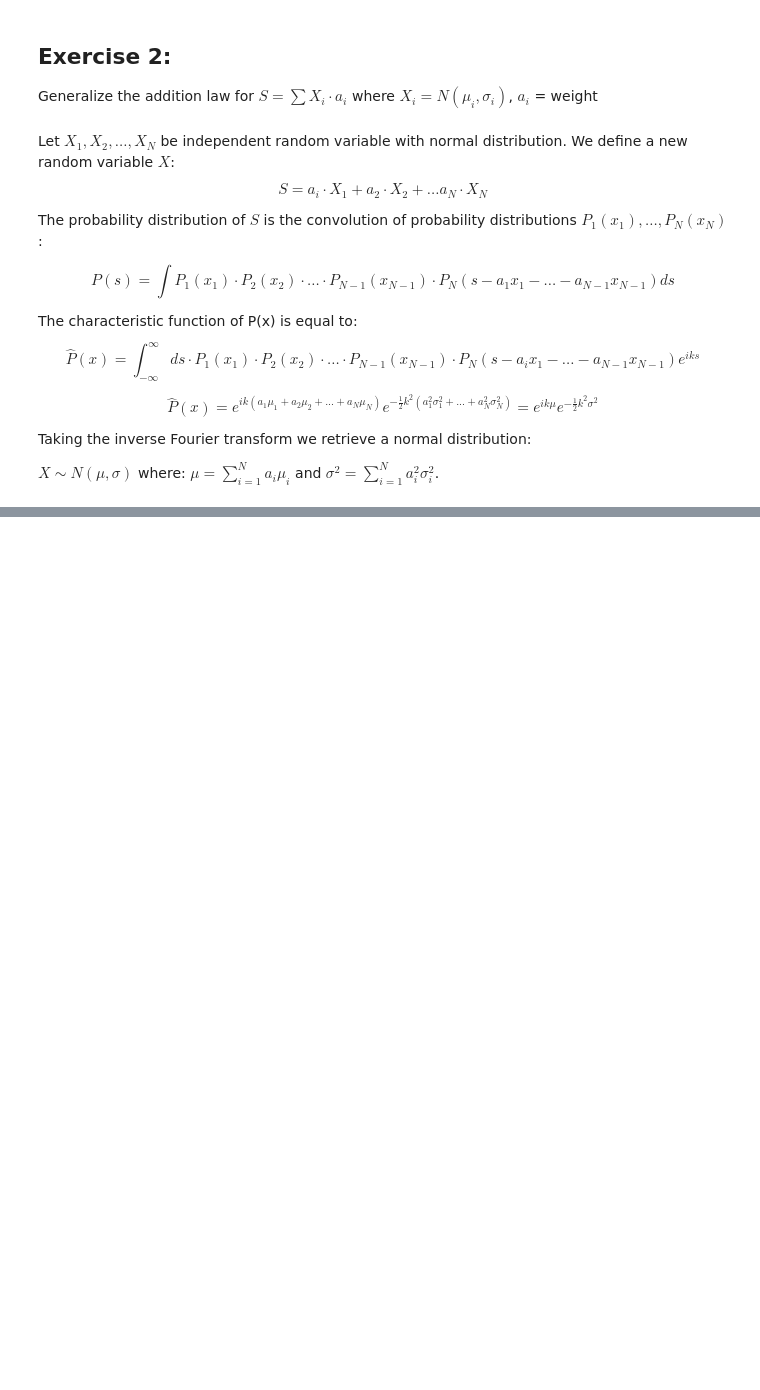
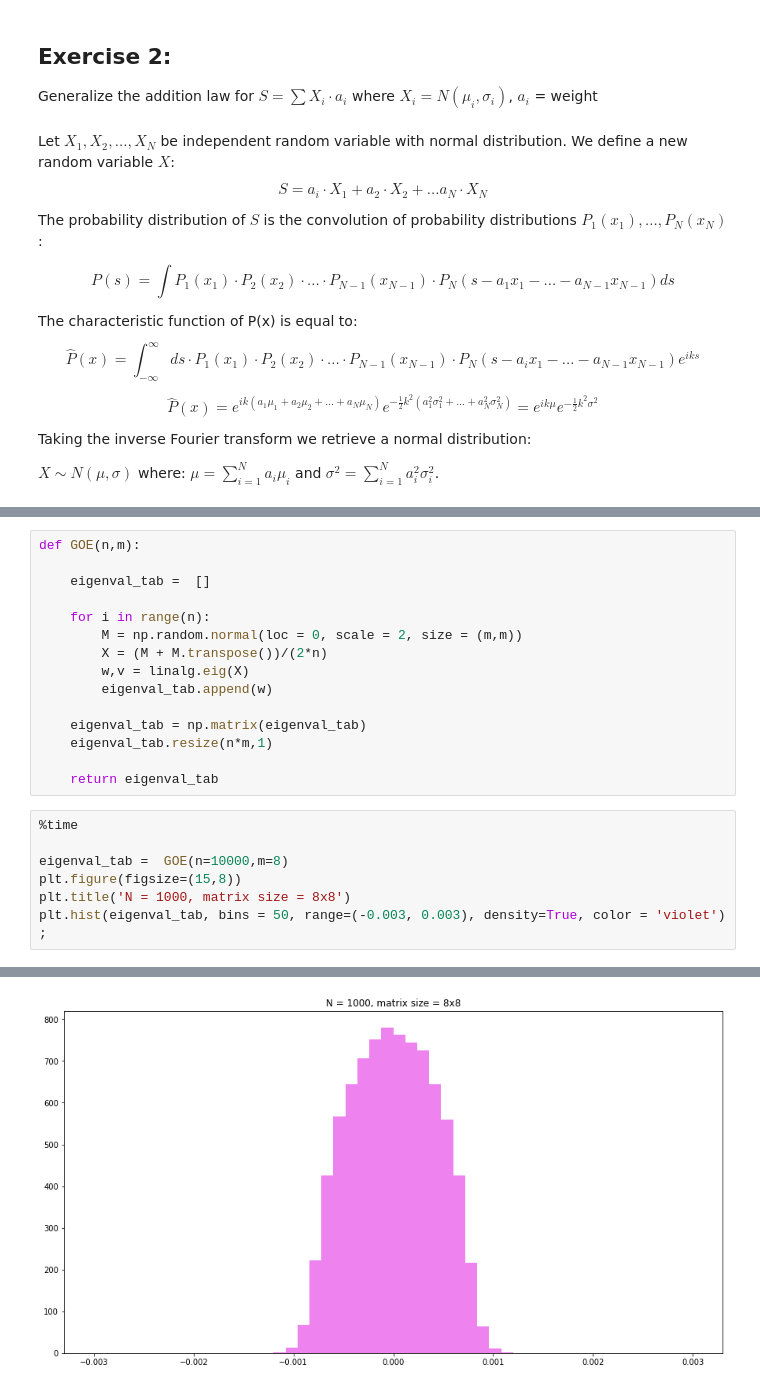
Before and after one commit to Milwa97/Financial-instruments-and-pricing, a Jupyter notebook: semestr II/set 3/RandomMatrices.ipynb, the cells around one changed output, grey strips where cells are left out. Drawn from its saved outputs; the diff is of its cells as text; blank space fills up the shorter version.

```diff
--- a/semestr II/set 3/RandomMatrices.ipynb
+++ b/semestr II/set 3/RandomMatrices.ipynb
@@ -122,0 +84,23 @@ array([-14.0580716 , -13.39983495, -12.74947433, -12.41322488,
+# %%
+def GOE(n,m):
+
+    eigenval_tab =  []
+
+    for i in range(n):
+        M = np.random.normal(loc = 0, scale = 2, size = (m,m))
+        X = (M + M.transpose())/(2*n)
+        w,v = linalg.eig(X)
+        eigenval_tab.append(w)
+
+    eigenval_tab = np.matrix(eigenval_tab)
+    eigenval_tab.resize(n*m,1)
+
+    return eigenval_tab
+# %%
+%time
+
+eigenval_tab =  GOE(n=10000,m=8)
+plt.figure(figsize=(15,8))
+plt.title('N = 1000, matrix size = 8x8')
+plt.hist(eigenval_tab, bins = 50, range=(-0.003, 0.003), density=True, color = 'violet') ;
+# %% [output]
@@ -122,0 +109 @@ array([-14.0580716 , -13.39983495, -12.74947433, -12.41322488,
+[figure, added]
```
Also changed, not shown: parts of 10 cells of this notebook, 1 other file.
